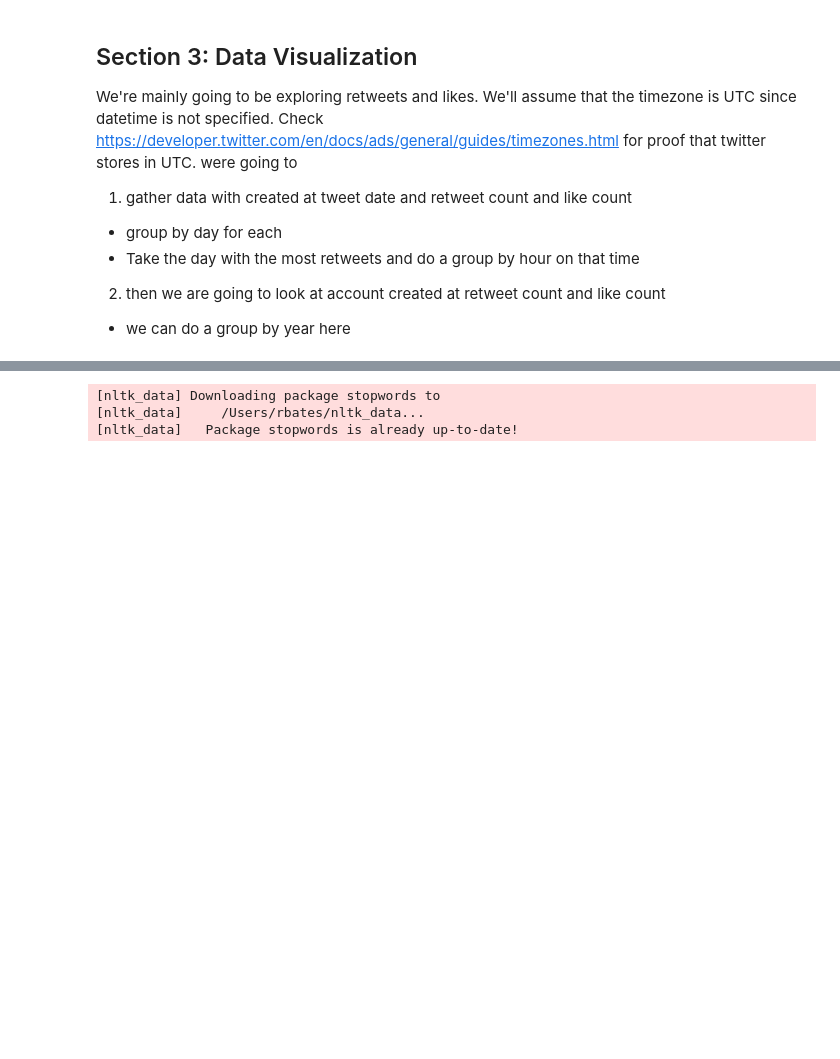
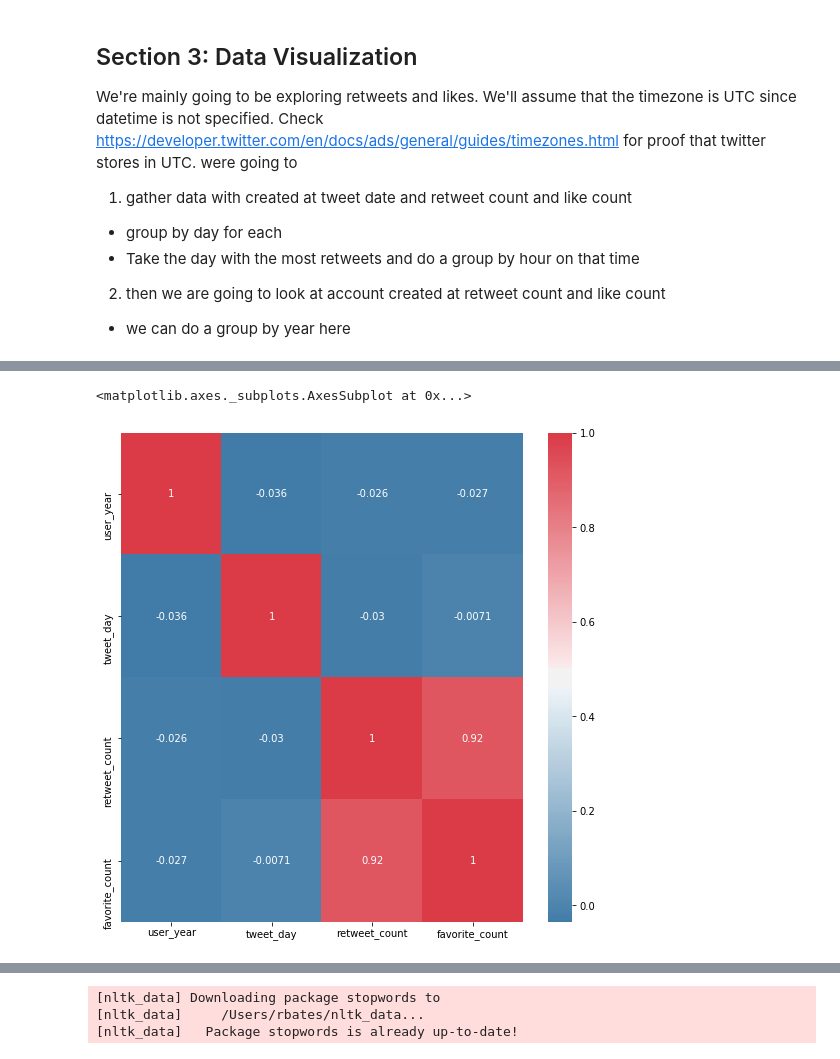
Before and after one commit to Hd0702/CSE5324, a Jupyter notebook: Lab One.ipynb, the cells around one changed output, grey strips where cells are left out. Drawn from its saved outputs; the diff is of its cells as text; code cells hidden in the pictures; blank space fills up the shorter version.

Commit message:
Added descriptions to figures and some formatting.

```diff
--- a/Lab One.ipynb
+++ b/Lab One.ipynb
@@ -249,0 +255,17 @@ fig.show()
+# %%
+import seaborn as sea
+import matplotlib.pyplot as p
+
+# Extract the year the user created their account, and which day the tweet was posted
+df['created_at'] = pd.to_datetime(df['created_at'])
+df['user_year'] = df['user_created_at'].dt.year
+df['tweet_day'] = df['created_at'].dt.day
+
+cmap = sea.diverging_palette(240, 10, n=7, as_cmap=True)
+
+f, ax = p.subplots(figsize=(9,9))
+# sea.heatmap(df.corr(), cmap=cmap, annot=True)
+sea.heatmap(df[['user_year', 'tweet_day', 'retweet_count','favorite_count']].corr(), cmap=cmap, annot=True)
+# %% [output]
+<matplotlib.axes._subplots.AxesSubplot at 0x...>
+[figure, added]
```
Also changed, not shown: parts of 24 cells of this notebook.
